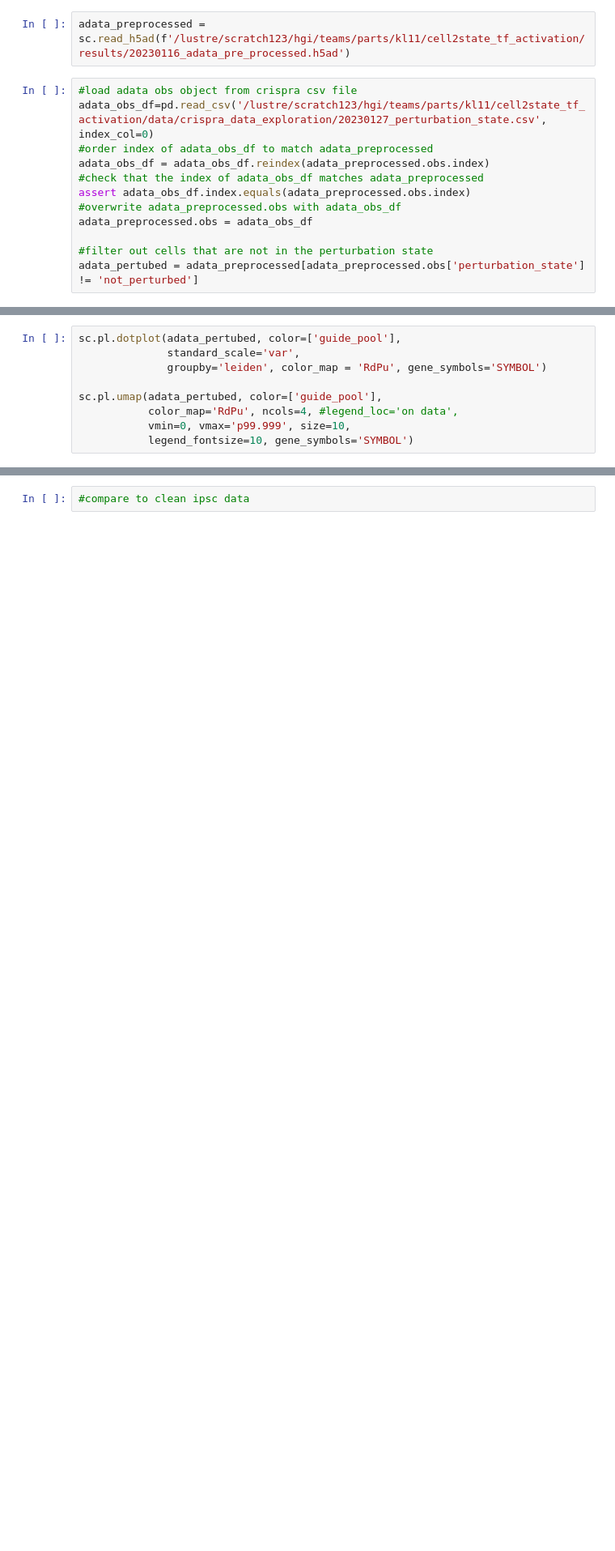
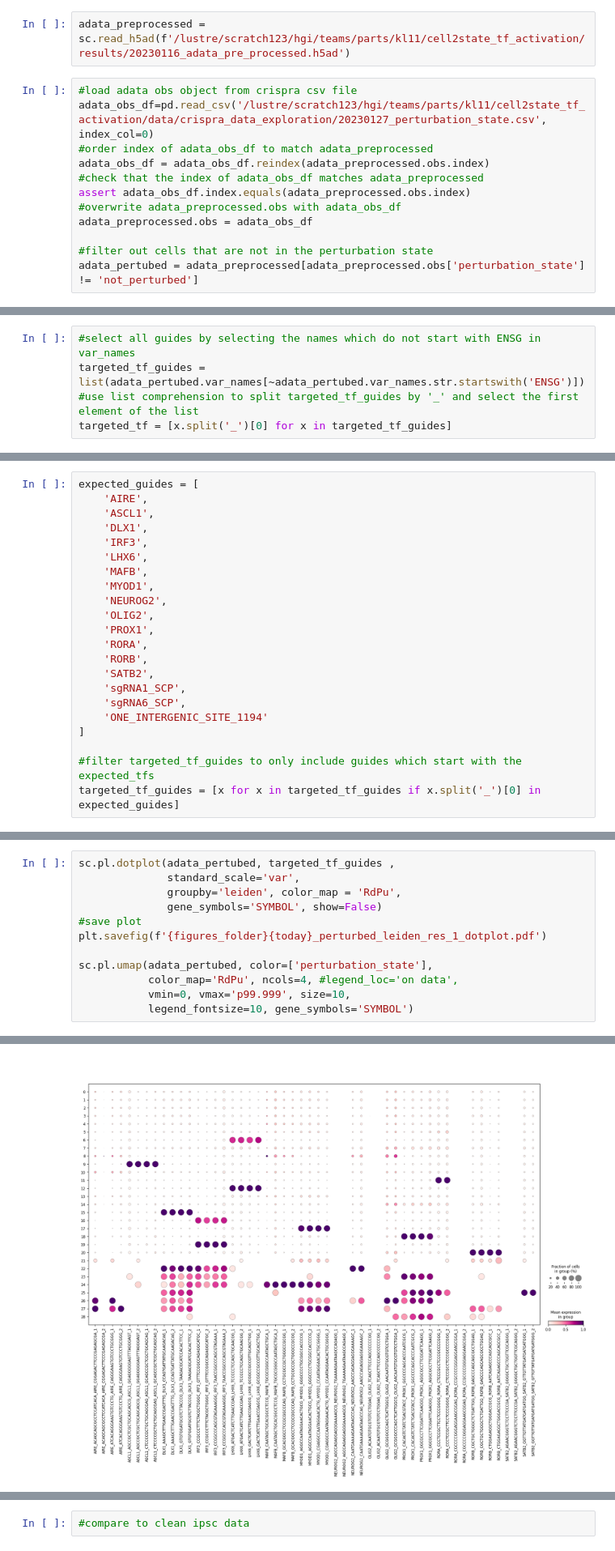
Before and after one commit to vitkl/cell2state_tf_activation, a Jupyter notebook: scripts/Kevin/20230127_crispra.ipynb, the cells around one changed output, grey strips where cells are left out. Shown at 81% size. Saved outputs shown, nothing was run; the diff lists cells and outputs as text; blank space fills up the shorter version.

```diff
--- a/scripts/Kevin/20230127_crispra.ipynb
+++ b/scripts/Kevin/20230127_crispra.ipynb
@@ -61,0 +50,5 @@ sc.pl.umap(adata_pertubed, color=['leiden'],
+# %%
+#select all guides by selecting the names which do not start with ENSG in var_names
+targeted_tf_guides = list(adata_pertubed.var_names[~adata_pertubed.var_names.str.startswith('ENSG')])
+#use list comprehension to split targeted_tf_guides by '_' and select the first element of the list
+targeted_tf = [x.split('_')[0] for x in targeted_tf_guides]
@@ -61,0 +77,22 @@ sc.pl.umap(adata_pertubed, color=['leiden'],
+# %%
+expected_guides = [
+    'AIRE',
+    'ASCL1',
+    'DLX1',
+    'IRF3',
+    'LHX6',
+    'MAFB',
+    'MYOD1',
+    'NEUROG2',
+    'OLIG2',
+    'PROX1',
+    'RORA',
+    'RORB',
+    'SATB2',
+    'sgRNA1_SCP',
+    'sgRNA6_SCP',
+    'ONE_INTERGENIC_SITE_1194'
+]
+
+#filter targeted_tf_guides to only include guides which start with the expected_tfs
+targeted_tf_guides = [x for x in targeted_tf_guides if x.split('_')[0] in expected_guides]
@@ -62,9 +103,12 @@ sc.pl.umap(adata_pertubed, color=['leiden'],
 # %%
-sc.pl.dotplot(adata_pertubed, color=['guide_pool'],
+sc.pl.dotplot(adata_pertubed, targeted_tf_guides ,
               standard_scale='var',
-              groupby='leiden', color_map = 'RdPu', gene_symbols='SYMBOL')
+              groupby='leiden', color_map = 'RdPu',
+              gene_symbols='SYMBOL', show=False)
+#save plot
+plt.savefig(f'{figures_folder}{today}_perturbed_leiden_res_1_dotplot.pdf')
 
-sc.pl.umap(adata_pertubed, color=['guide_pool'],
+sc.pl.umap(adata_pertubed, color=['perturbation_state'],
            color_map='RdPu', ncols=4, #legend_loc='on data',
            vmin=0, vmax='p99.999', size=10,
            legend_fontsize=10, gene_symbols='SYMBOL')
@@ -72,0 +116 @@ TypeError: dotplot() missing 1 required positional argument: 'var_names'
+[figure, added]
```
Also changed, not shown: parts of 5 cells of this notebook, 2 other files.
